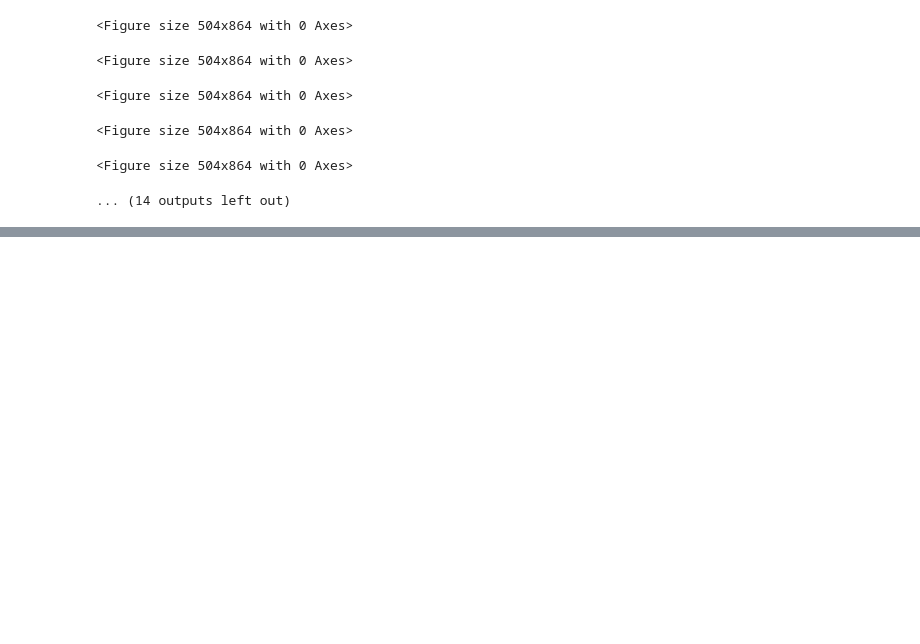
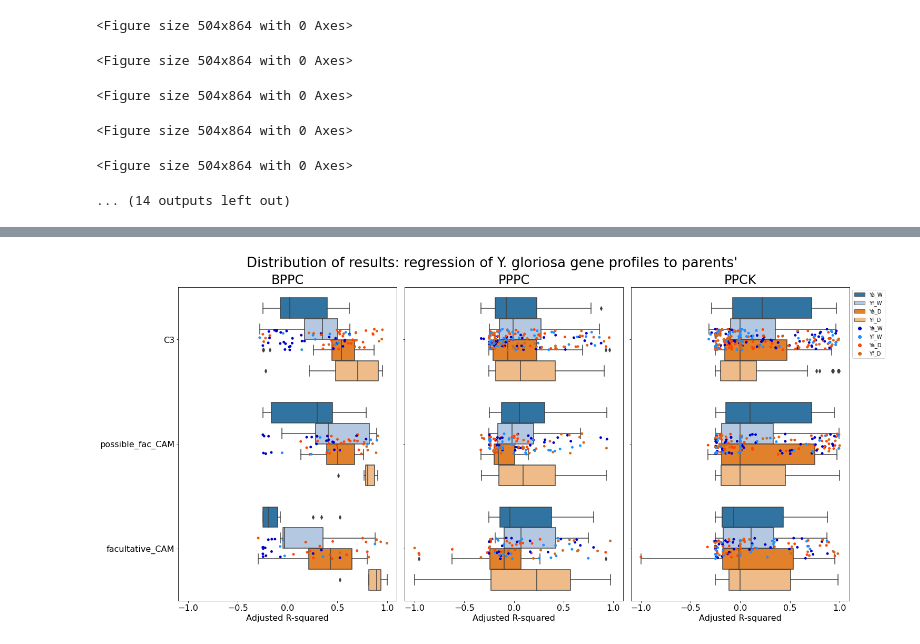
Before and after one commit to achpardo/yucca-genomics, a Jupyter notebook: camgene_modeling/cam_regression_results.ipynb, the cells around one changed output, grey strips where cells are left out. Cells and saved outputs as stored; diff of their text form; code cells hidden in the pictures; blank space fills up the shorter version.

Commit message:
make r-squared plot for poster

```diff
--- a/camgene_modeling/cam_regression_results.ipynb
+++ b/camgene_modeling/cam_regression_results.ipynb
@@ -127,0 +175,16 @@ for g in res["genotype"].unique():
+# %%
+fig,ax = plt.subplots(nrows=1,ncols=3,figsize=(21,10),sharey=True,sharex=True)
+
+plot_fam("BPPC",0,ax)
+plot_fam("PPPC",1,ax)
+plot_fam("PPCK",2,ax,True)
+
+plt.suptitle("Distribution of results: regression of Y. gloriosa gene profiles to parents'",fontsize=26)
+
+fig.tight_layout()
+
+plt.savefig("./adjr2_boxplots_forposter.png",dpi=200,bbox_inches="tight")
+plt.savefig("./adjr2_boxplots_forposter.svg",dpi=200,bbox_inches="tight")
+plt.savefig("./adjr2_boxplots_forposter.pdf",dpi=200,bbox_inches="tight")
+# %% [output]
+[figure, added]
```
Also changed, not shown: parts of 6 cells of this notebook.
